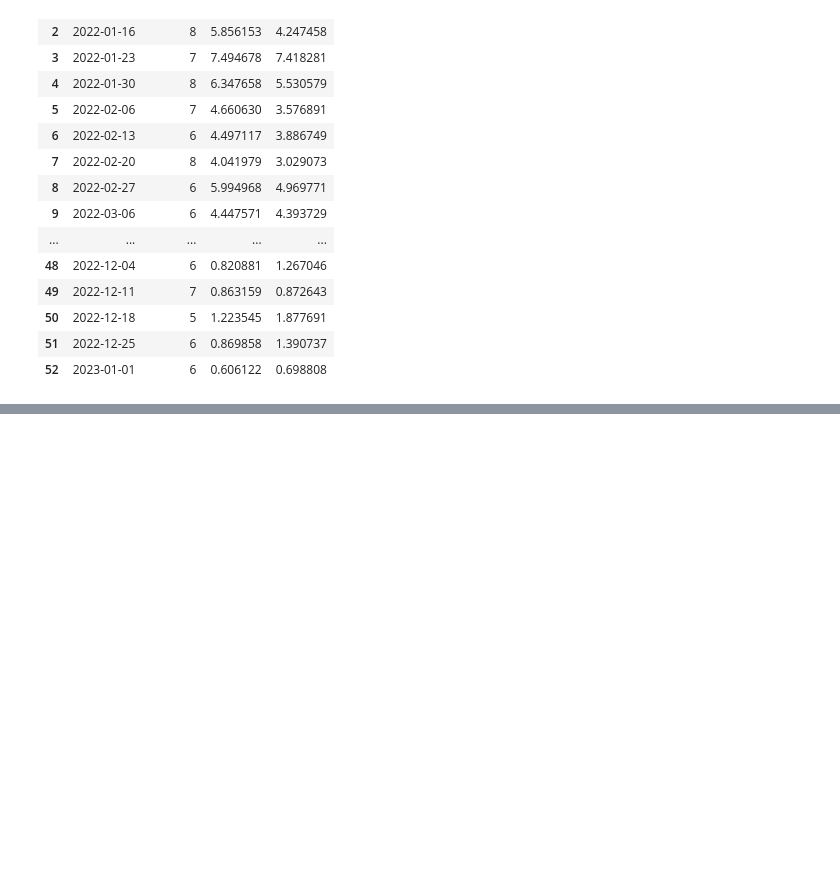
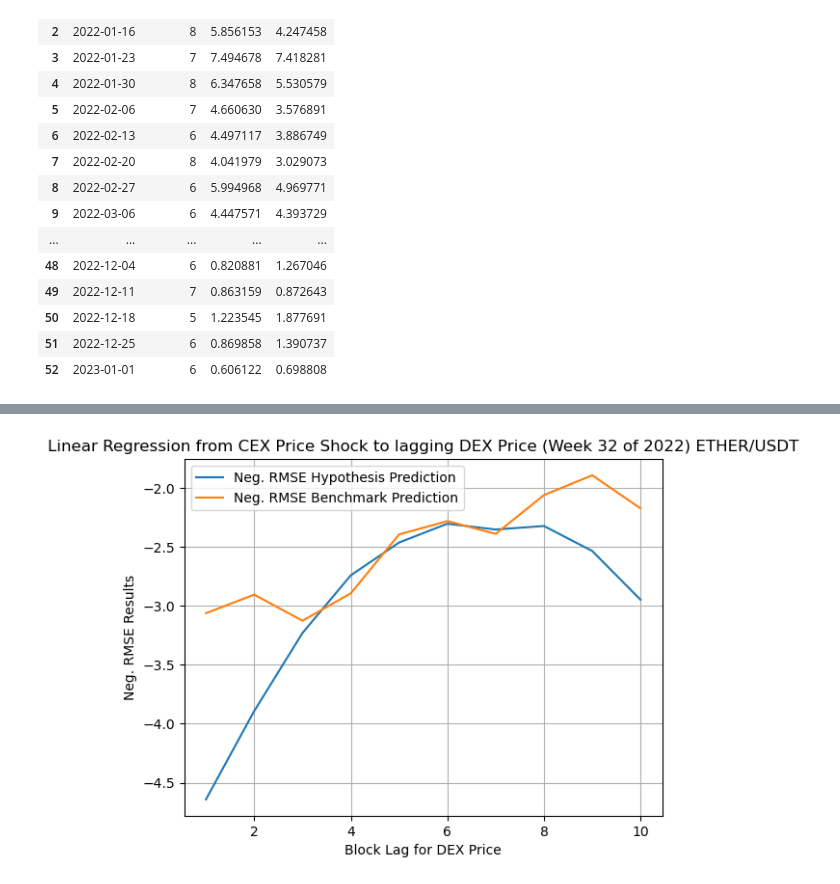
Before and after one commit to stephan-klein/caa_project_defi_vs_cex_prices, a Jupyter notebook: caa_regression_perblocks_loop.ipynb, the cells around one changed output, grey strips where cells are left out. Saved outputs shown, nothing was run; the diff lists cells and outputs as text; code cells hidden in the pictures; blank space fills up the shorter version.

```diff
--- a/caa_regression_perblocks_loop.ipynb
+++ b/caa_regression_perblocks_loop.ipynb
@@ -187,0 +195,19 @@ plt.show()
+# %%
+plt.plot(results['block_lag'], results['RMSE 31']*-1, label='Neg. RMSE Hypothesis Prediction')
+plt.plot(results['block_lag'], results['RMSE BM 31']*-1, label='Neg. RMSE Benchmark Prediction')
+
+# To have a grid in your plot
+plt.grid(True)
+
+# Labeling the axes
+plt.xlabel('Block Lag for DEX Price')
+plt.ylabel('Neg. RMSE Results')
+
+# Adding the legend
+plt.legend()
+plt.title('Linear Regression from CEX Price Shock to lagging DEX Price (Week 32 of 2022) ETHER/USDT')
+
+# Displaying the plot
+plt.show()
+# %% [output]
+[figure, added]
```
Also changed, not shown: parts of 3 cells of this notebook.
